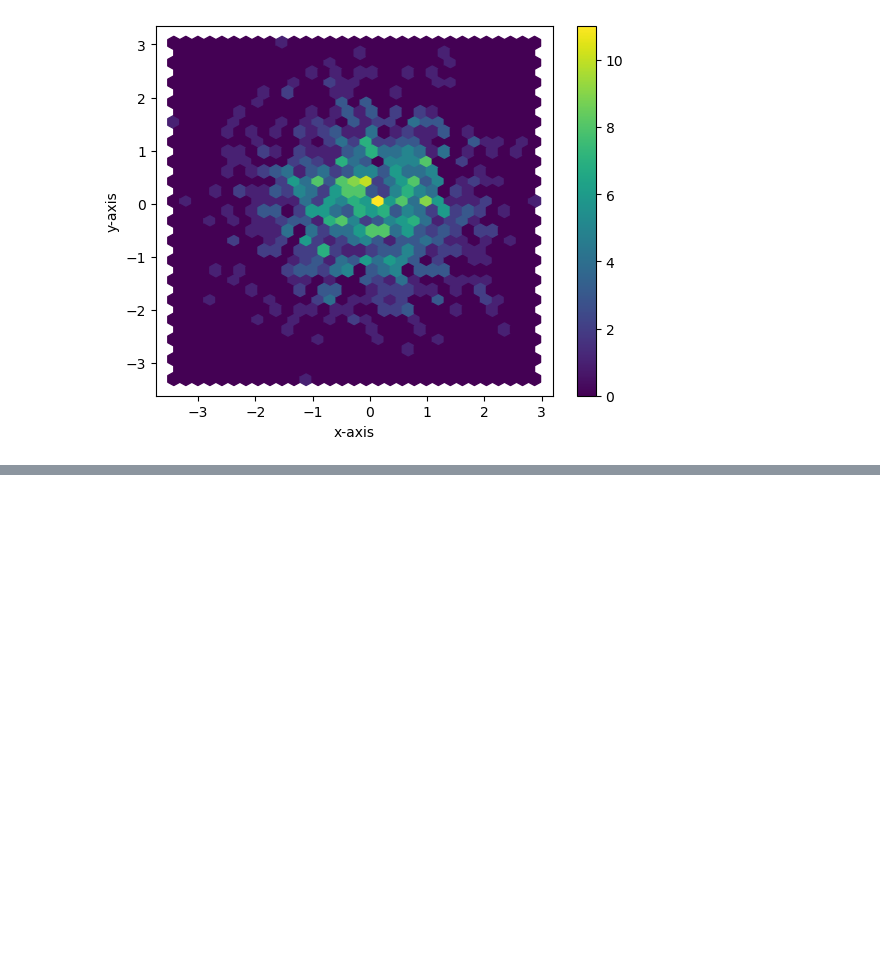
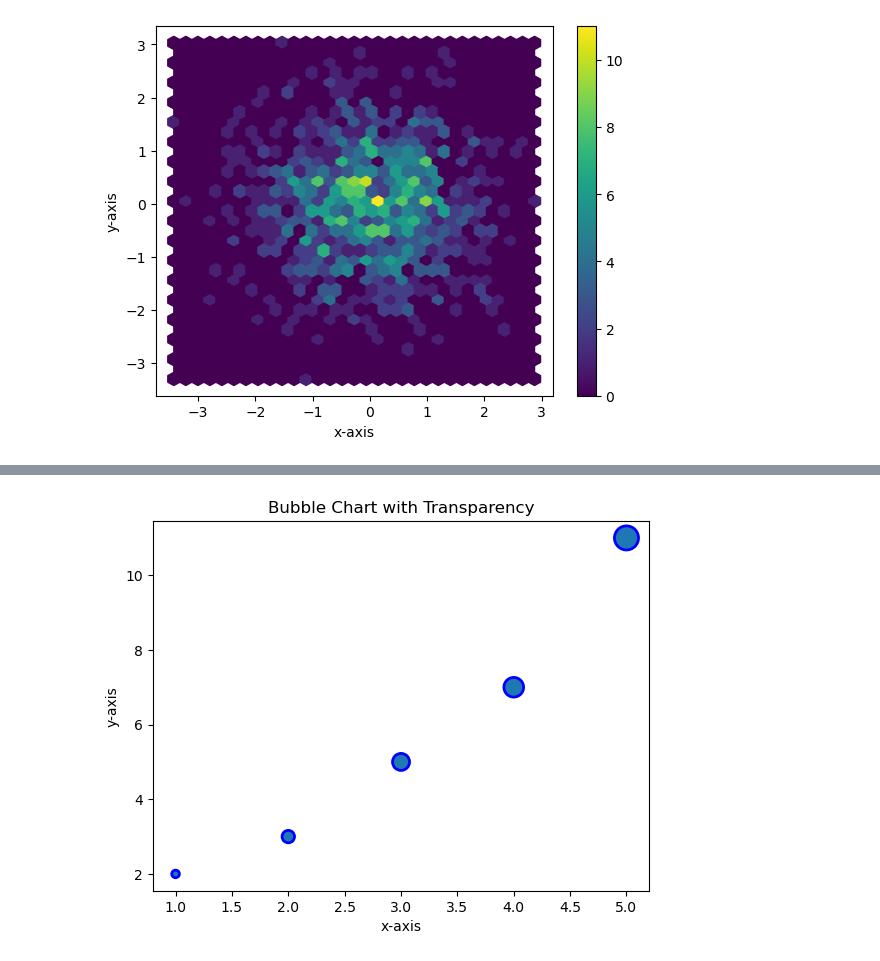
Before and after one commit to azartechnet/SanjithaBatch, a Jupyter notebook: Matplotlib.ipynb, the cells around one changed output, grey strips where cells are left out. Saved outputs shown, nothing was run; the diff lists cells and outputs as text; code cells hidden in the pictures; blank space fills up the shorter version.

```diff
--- a/Matplotlib.ipynb
+++ b/Matplotlib.ipynb
@@ -337,0 +379,11 @@ plt.show()
+# %%
+x_values=[1,2,3,4,5]
+y_values=[2,3,5,7,11]
+bubble_size=[30,80,150,200,300]
+plt.scatter(x_values,y_values,s=bubble_size,alpha=1,edgecolors='b',linewidths=2)
+plt.title("Bubble Chart with Transparency")
+plt.xlabel("x-axis")
+plt.ylabel("y-axis")
+plt.show()
+# %% [output]
+[figure, added]
```
Also changed, not shown: parts of 10 cells of this notebook.
